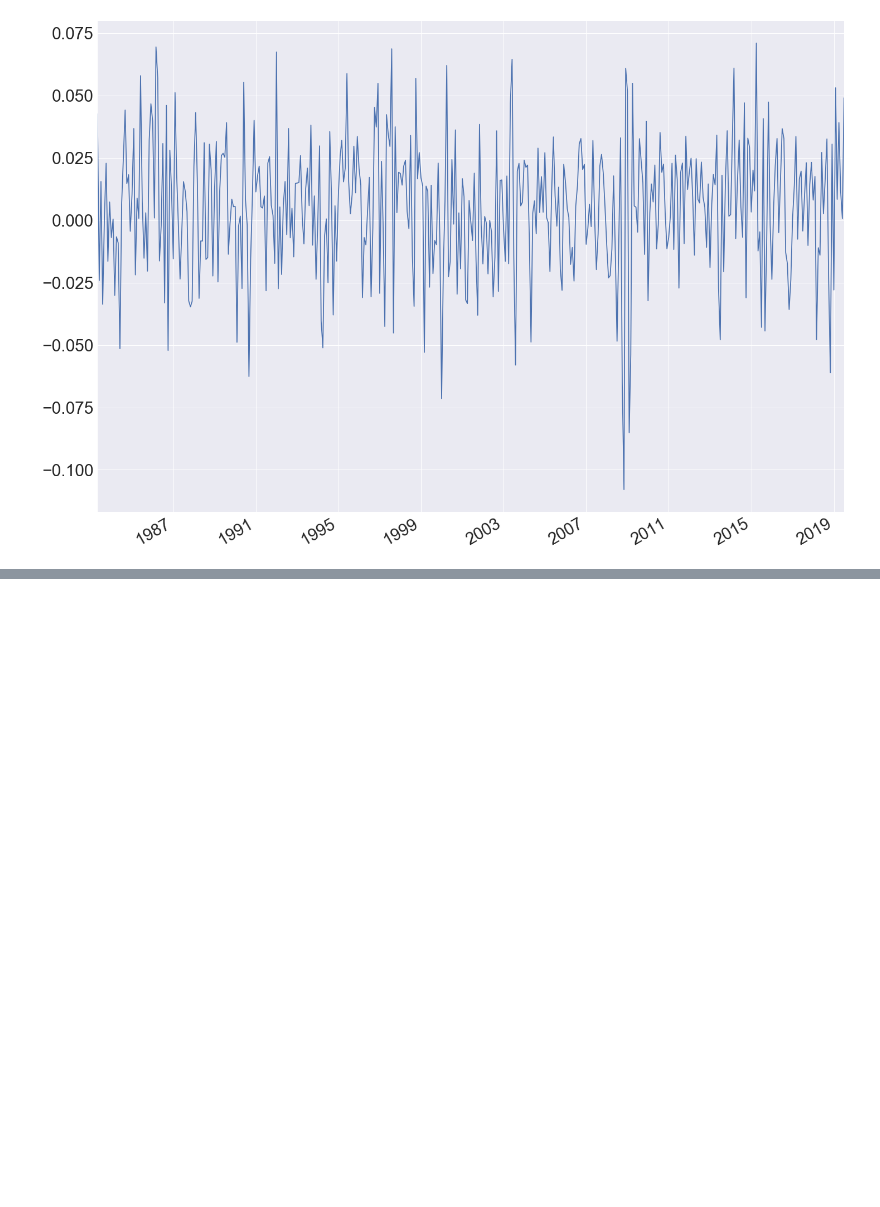
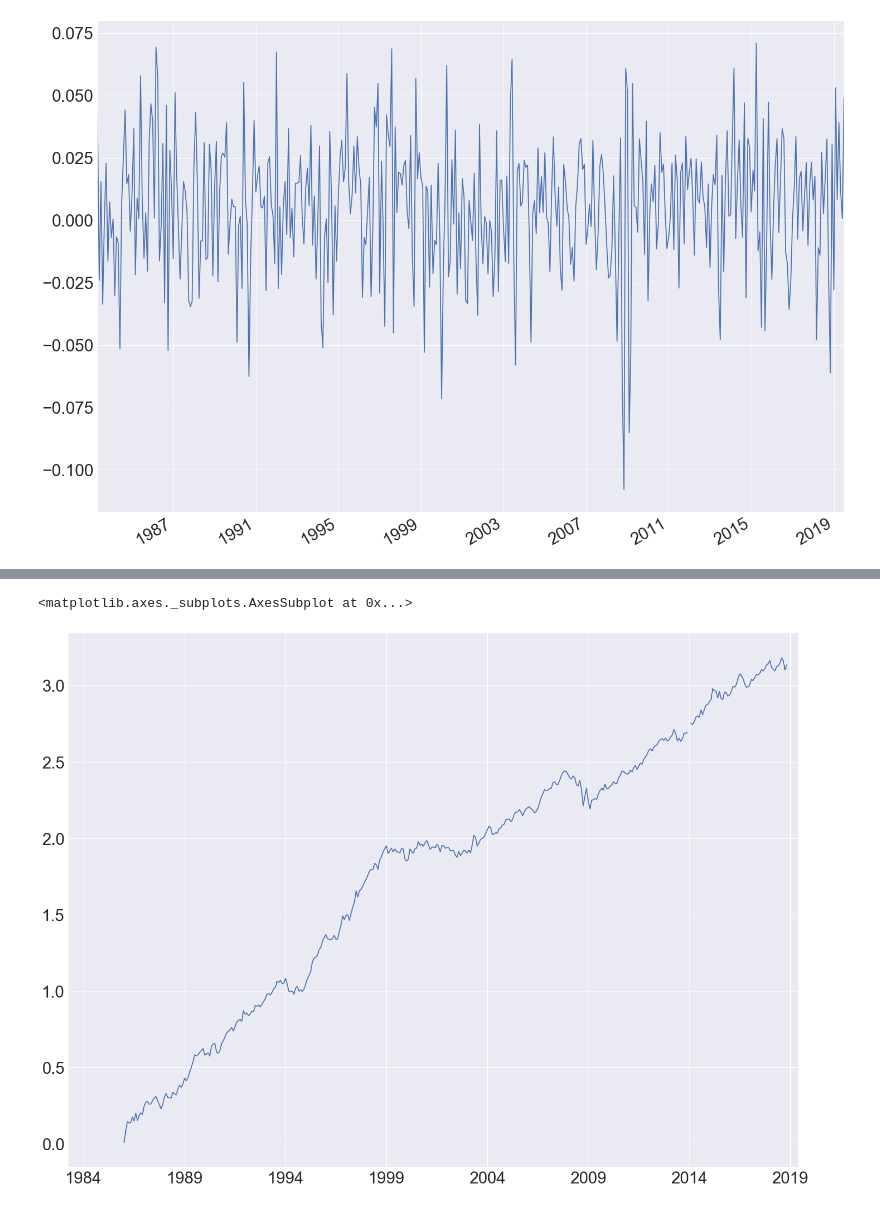
Before and after one commit to mrefermat/quant_finance, a Jupyter notebook: Portfolio archetypes.ipynb, the cells around one changed output, grey strips where cells are left out. Saved outputs shown, nothing was run; the diff lists cells and outputs as text; code cells hidden in the pictures; blank space fills up the shorter version.

```diff
--- a/Portfolio archetypes.ipynb
+++ b/Portfolio archetypes.ipynb
@@ -59,0 +61,5 @@ x.plot()
+# %%
+full.cumsum().plot()
+# %% [output]
+<matplotlib.axes._subplots.AxesSubplot at 0x...>
+[figure, added]
```
Also changed, not shown: parts of 1 cell of this notebook.
